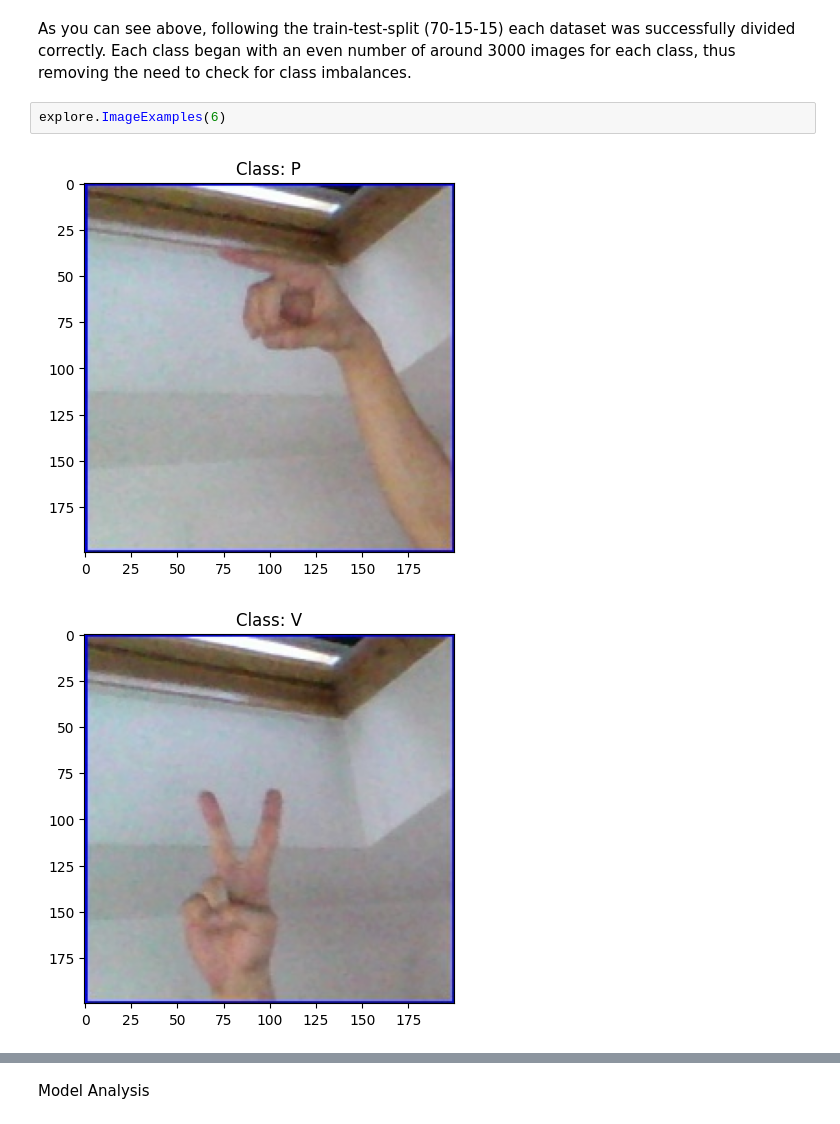
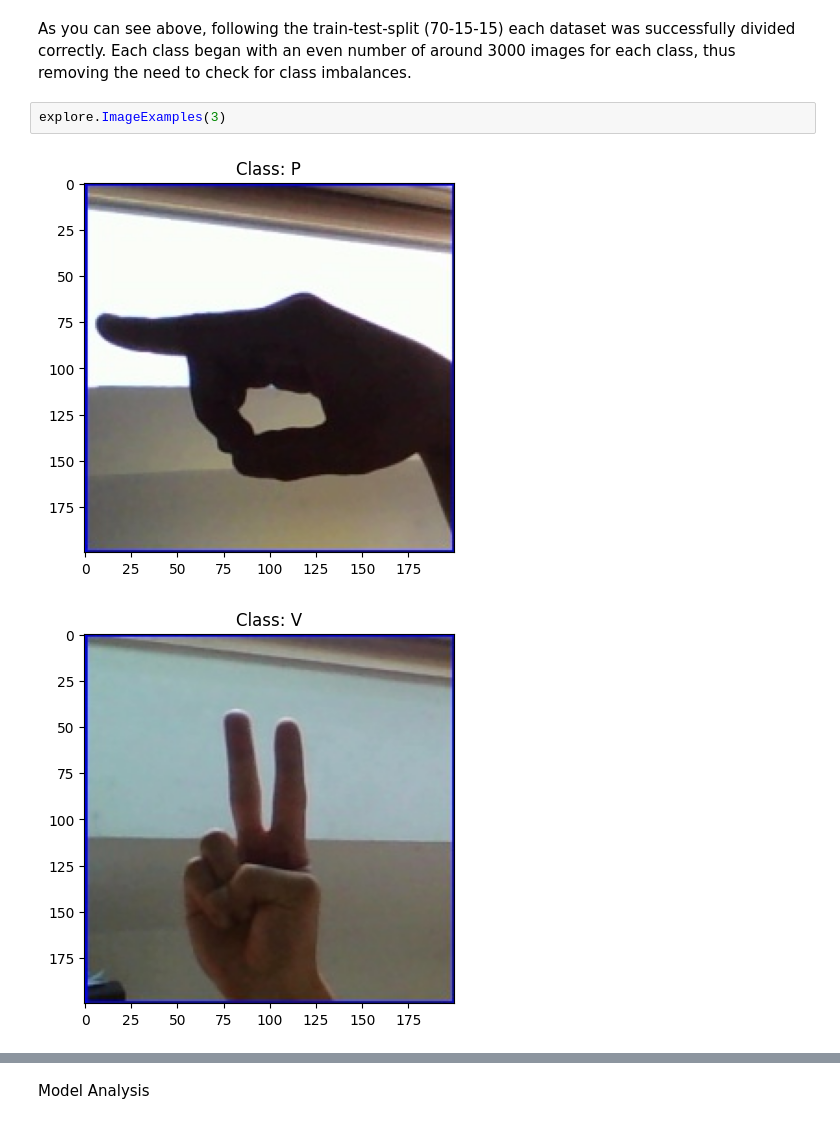
Before and after one commit to jsphellis/ASLClassification, a Jupyter notebook: dataExploration.ipynb, the cells around one changed output, grey strips where cells are left out. Cells and saved outputs as stored; diff of their text form.

```diff
--- a/dataExploration.ipynb
+++ b/dataExploration.ipynb
@@ -117,7 +117,7 @@ Name: count, dtype: int64
 # %% [markdown]
 As you can see above, following the train-test-split (70-15-15) each dataset was successfully divided correctly. Each class began with an even number of around 3000 images for each class, thus removing the need to check for class imbalances.
 # %%
-explore.ImageExamples(6)
+explore.ImageExamples(3)
 # %% [output]
-[figure, old version]
+[figure, new version]
-[figure, old version]
+[figure, new version]
```
Also changed, not shown: parts of 7 cells of this notebook, 1 other file.
